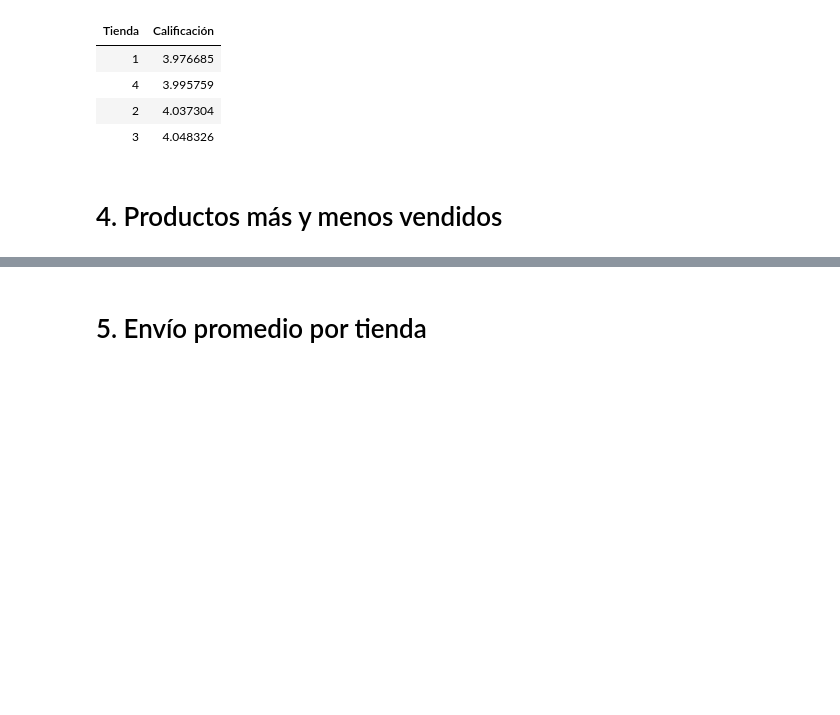
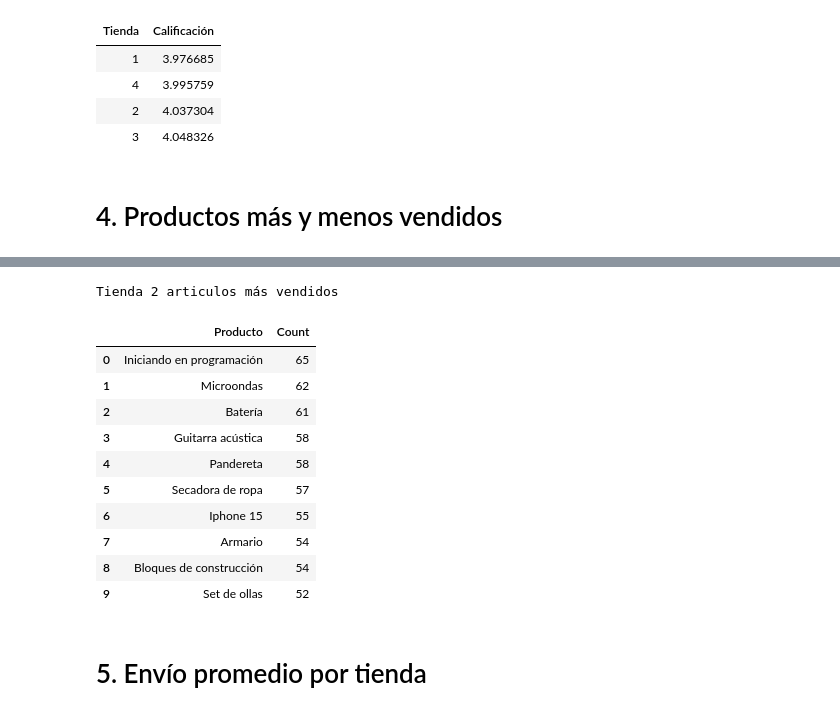
Before and after one commit to educhile1/challenge_datascience1-ONE, a Jupyter notebook: AluraStoreLatam.ipynb, the cells around one changed output, grey strips where cells are left out. Cells and saved outputs as stored; diff of their text form; code cells hidden in the pictures; blank space fills up the shorter version.

```diff
--- a/AluraStoreLatam.ipynb
+++ b/AluraStoreLatam.ipynb
@@ -223,2 +270,34 @@ print(prouTienda)
+# %%
+#Tienda1
+
+prouTienda2 = dataTienda2Clear.groupby('Producto')
+group_prod2 = []
+
+for nombre, grupo_df in prouTienda2:
+    count = grupo_df['Producto'].count()
+    group_prod2.append({
+        "Producto": nombre,
+        "Count": count
+    })
+
+# Ordenar de mayor a menor por 'Count'
+group_prod2 = sorted(group_prod2, key=lambda x: x['Count'], reverse=True)
+
+df_group_prod2 = pd.DataFrame(group_prod2)
+#df_group_prod
+display(df_group_prod2.head(10).style.set_caption('Tienda 2 articulos más vendidos') )
+# %% [output]
+Tienda 2 articulos más vendidos
+|  | Producto | Count |
+| 0 | Iniciando en programación | 65 |
+| 1 | Microondas | 62 |
+| 2 | Batería | 61 |
+| 3 | Guitarra acústica | 58 |
+| 4 | Pandereta | 58 |
+| 5 | Secadora de ropa | 57 |
+| 6 | Iphone 15 | 55 |
+| 7 | Armario | 54 |
+| 8 | Bloques de construcción | 54 |
+| 9 | Set de ollas | 52 |
 # %% [markdown]
 # 5. Envío promedio por tienda
```
Also changed, not shown: parts of 4 cells of this notebook.
